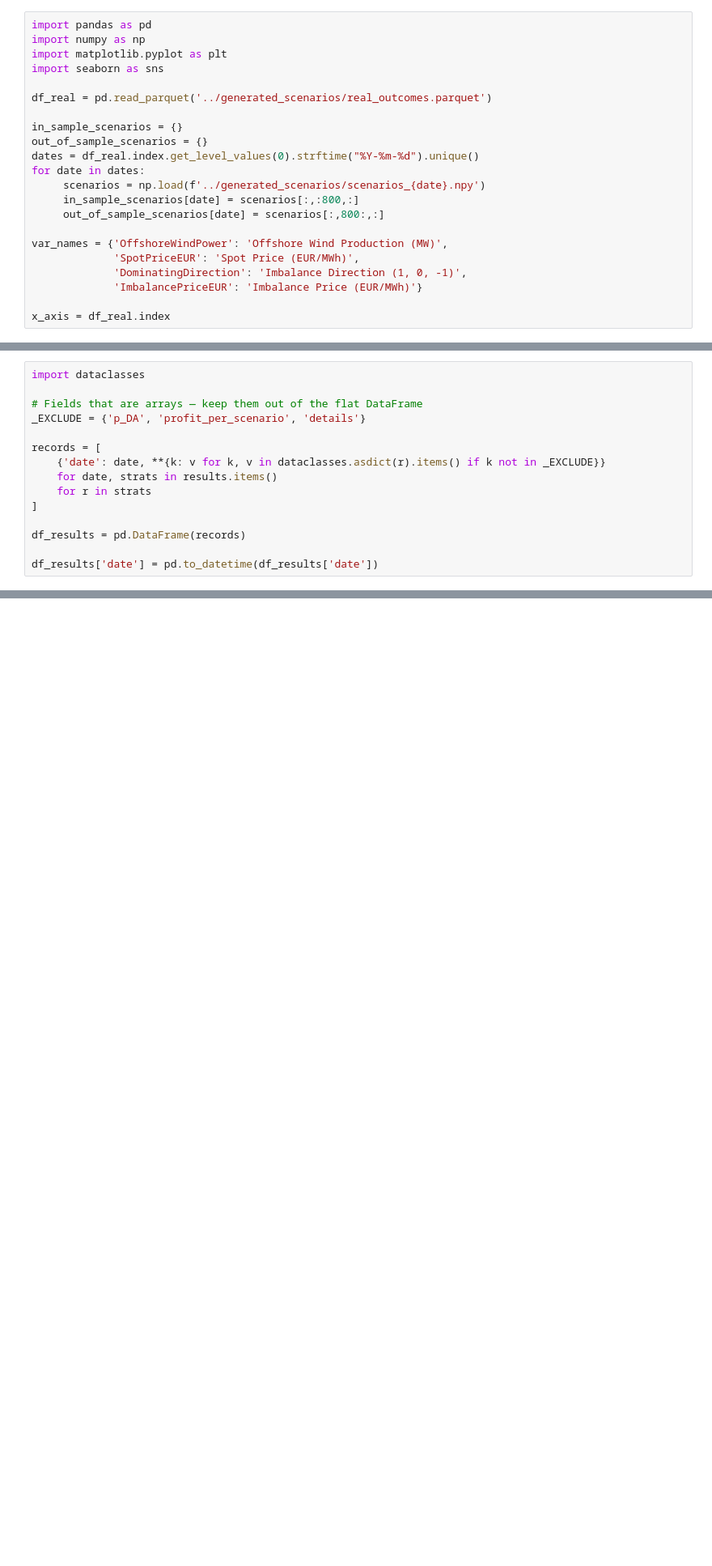
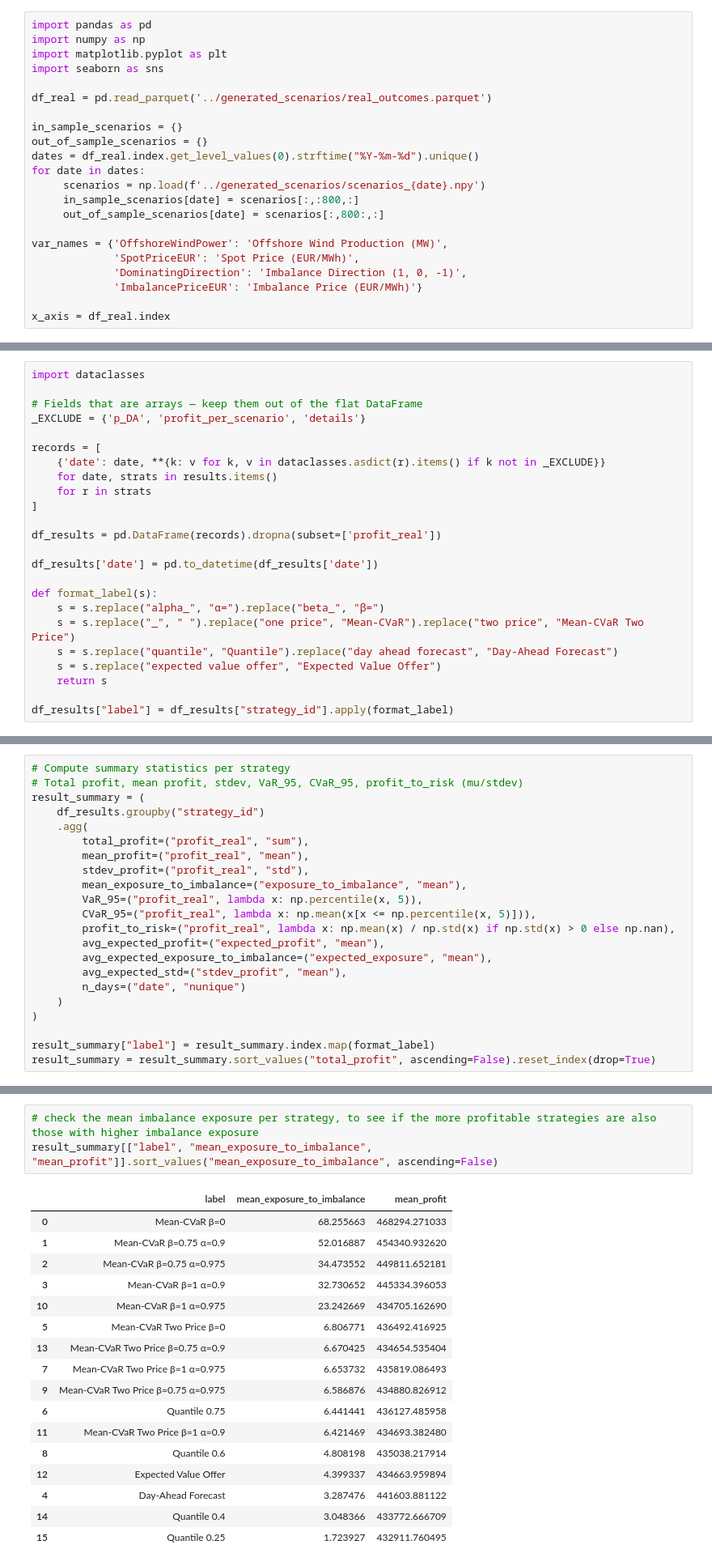
Before and after one commit to dguiraldes/optimal_offer, a Jupyter notebook: notebooks/05-strategy_comparison.ipynb, the cells around one changed output, grey strips where cells are left out. Shown at 81% size. Drawn from its saved outputs; the diff is of its cells as text; blank space fills up the shorter version.

```diff
--- a/notebooks/05-strategy_comparison.ipynb
+++ b/notebooks/05-strategy_comparison.ipynb
@@ -147,6 +154,15 @@ records = [
     for r in strats
 ]
 
-df_results = pd.DataFrame(records)
+df_results = pd.DataFrame(records).dropna(subset=['profit_real'])
 
 df_results['date'] = pd.to_datetime(df_results['date'])
+
+def format_label(s):
+    s = s.replace("alpha_", "α=").replace("beta_", "β=")
+    s = s.replace("_", " ").replace("one price", "Mean-CVaR").replace("two price", "Mean-CVaR Two Price")
+    s = s.replace("quantile", "Quantile").replace("day ahead forecast", "Day-Ahead Forecast")
+    s = s.replace("expected value offer", "Expected Value Offer")
+    return s
+
+df_results["label"] = df_results["strategy_id"].apply(format_label)
@@ -227,0 +169,22 @@ plt.show()
+# %%
+# Compute summary statistics per strategy
+# Total profit, mean profit, stdev, VaR_95, CVaR_95, profit_to_risk (mu/stdev)
+result_summary = (
+    df_results.groupby("strategy_id")
+    .agg(
+        total_profit=("profit_real", "sum"),
+        mean_profit=("profit_real", "mean"),
+        stdev_profit=("profit_real", "std"),
+        mean_exposure_to_imbalance=("exposure_to_imbalance", "mean"),
+        VaR_95=("profit_real", lambda x: np.percentile(x, 5)),
+        CVaR_95=("profit_real", lambda x: np.mean(x[x <= np.percentile(x, 5)])),
+        profit_to_risk=("profit_real", lambda x: np.mean(x) / np.std(x) if np.std(x) > 0 else np.nan),
+        avg_expected_profit=("expected_profit", "mean"),
+        avg_expected_exposure_to_imbalance=("expected_exposure", "mean"),
+        avg_expected_std=("stdev_profit", "mean"),
+        n_days=("date", "nunique")
+    )
+)
+
+result_summary["label"] = result_summary.index.map(format_label)
+result_summary = result_summary.sort_values("total_profit", ascending=False).reset_index(drop=True)
@@ -227,0 +808,21 @@ plt.show()
+# %%
+# check the mean imbalance exposure per strategy, to see if the more profitable strategies are also those with higher imbalance exposure
+result_summary[["label", "mean_exposure_to_imbalance", "mean_profit"]].sort_values("mean_exposure_to_imbalance", ascending=False)
+# %% [output]
+|  | label | mean_exposure_to_imbalance | mean_profit |
+| 0 | Mean-CVaR β=0 | 68.255663 | 468294.271033 |
+| 1 | Mean-CVaR β=0.75 α=0.9 | 52.016887 | 454340.932620 |
+| 2 | Mean-CVaR β=0.75 α=0.975 | 34.473552 | 449811.652181 |
+| 3 | Mean-CVaR β=1 α=0.9 | 32.730652 | 445334.396053 |
+| 10 | Mean-CVaR β=1 α=0.975 | 23.242669 | 434705.162690 |
+| 5 | Mean-CVaR Two Price β=0 | 6.806771 | 436492.416925 |
+| 13 | Mean-CVaR Two Price β=0.75 α=0.9 | 6.670425 | 434654.535404 |
+| 7 | Mean-CVaR Two Price β=1 α=0.975 | 6.653732 | 435819.086493 |
+| 9 | Mean-CVaR Two Price β=0.75 α=0.975 | 6.586876 | 434880.826912 |
+| 6 | Quantile 0.75 | 6.441441 | 436127.485958 |
+| 11 | Mean-CVaR Two Price β=1 α=0.9 | 6.421469 | 434693.382480 |
+| 8 | Quantile 0.6 | 4.808198 | 435038.217914 |
+| 12 | Expected Value Offer | 4.399337 | 434663.959894 |
+| 4 | Day-Ahead Forecast | 3.287476 | 441603.881122 |
+| 14 | Quantile 0.4 | 3.048366 | 433772.666709 |
+| 15 | Quantile 0.25 | 1.723927 | 432911.760495 |
```
Also changed, not shown: parts of 16 cells of this notebook, 7 other files.
